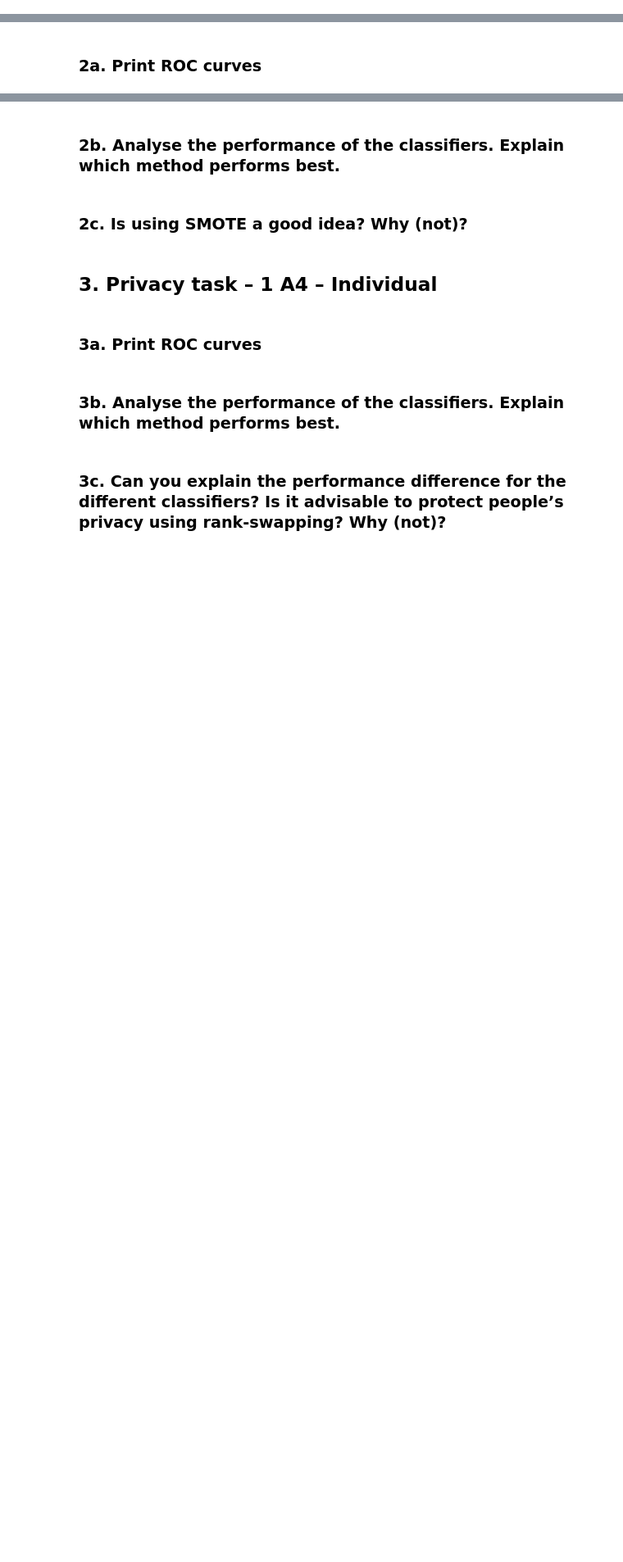
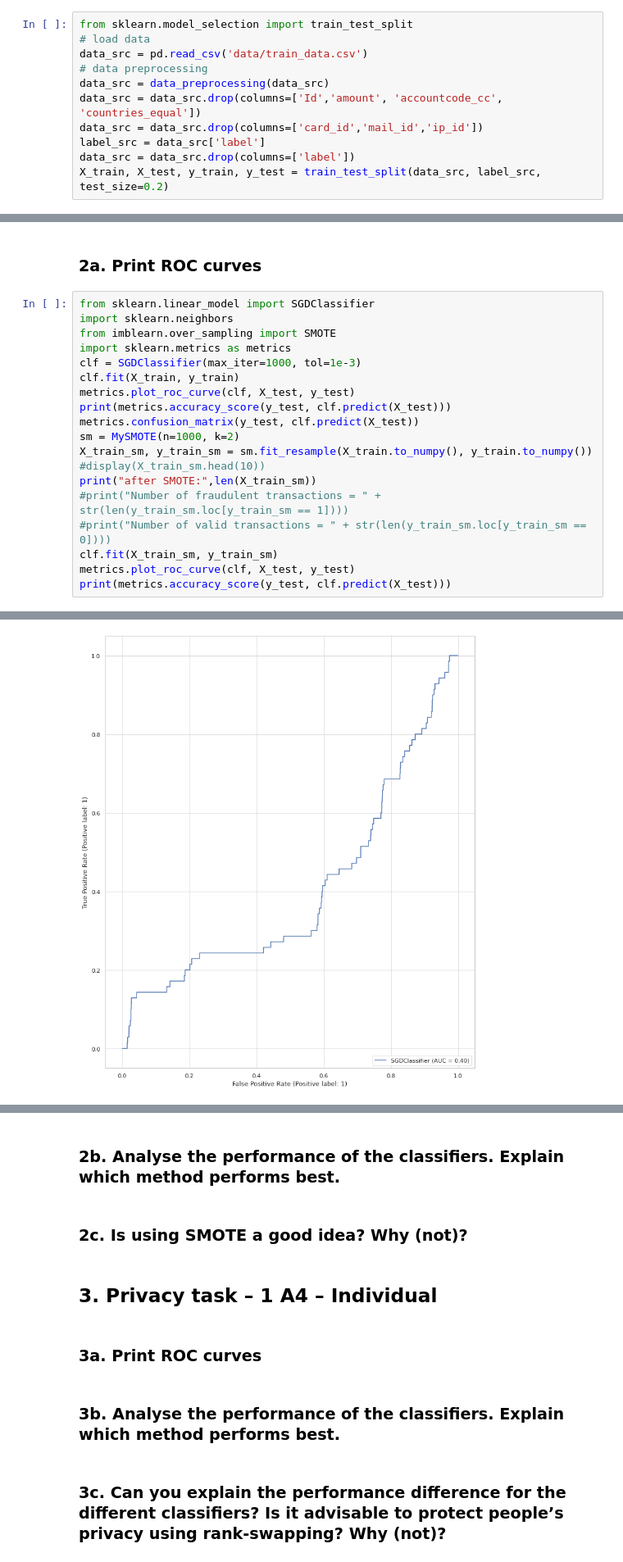
Before and after one commit to CarlosChu-c/CiberSecurityLab, a Jupyter notebook: lab1/Lab1-2021.ipynb, the cells around one changed output, grey strips where cells are left out. Shown at 82% size. Cells and saved outputs as stored; diff of their text form; blank space fills up the shorter version.

Commit message:
add SMOTE

```diff
--- a/lab1/Lab1-2021.ipynb
+++ b/lab1/Lab1-2021.ipynb
@@ -211,2 +217,13 @@ plt.show()
 # %% [markdown]
 ## 2. Imbalance task – 1 A4 – Individual
+# %%
+from sklearn.model_selection import train_test_split
+# load data
+data_src = pd.read_csv('data/train_data.csv')
+# data preprocessing
+data_src = data_preprocessing(data_src)
+data_src = data_src.drop(columns=['Id','amount', 'accountcode_cc', 'countries_equal'])
+data_src = data_src.drop(columns=['card_id','mail_id','ip_id'])
+label_src = data_src['label']
+data_src = data_src.drop(columns=['label'])
+X_train, X_test, y_train, y_test = train_test_split(data_src, label_src, test_size=0.2)
@@ -213,2 +272,22 @@ plt.show()
 # %% [markdown]
 ### 2a. Print ROC curves
+# %%
+from sklearn.linear_model import SGDClassifier
+import sklearn.neighbors
+from imblearn.over_sampling import SMOTE
+import sklearn.metrics as metrics
+clf = SGDClassifier(max_iter=1000, tol=1e-3)
+clf.fit(X_train, y_train)
+metrics.plot_roc_curve(clf, X_test, y_test)
+print(metrics.accuracy_score(y_test, clf.predict(X_test)))
+metrics.confusion_matrix(y_test, clf.predict(X_test))
+sm = MySMOTE(n=1000, k=2)
+X_train_sm, y_train_sm = sm.fit_resample(X_train.to_numpy(), y_train.to_numpy())
+#display(X_train_sm.head(10))
+print("after SMOTE:",len(X_train_sm))
+#print("Number of fraudulent transactions = " + str(len(y_train_sm.loc[y_train_sm == 1])))
+#print("Number of valid transactions = " + str(len(y_train_sm.loc[y_train_sm == 0])))
+clf.fit(X_train_sm, y_train_sm)
+metrics.plot_roc_curve(clf, X_test, y_test)
+print(metrics.accuracy_score(y_test, clf.predict(X_test)))
+# %% [output]
@@ -214,0 +297 @@ plt.show()
+[figure, added]
```
Also changed, not shown: parts of 5 cells of this notebook.
